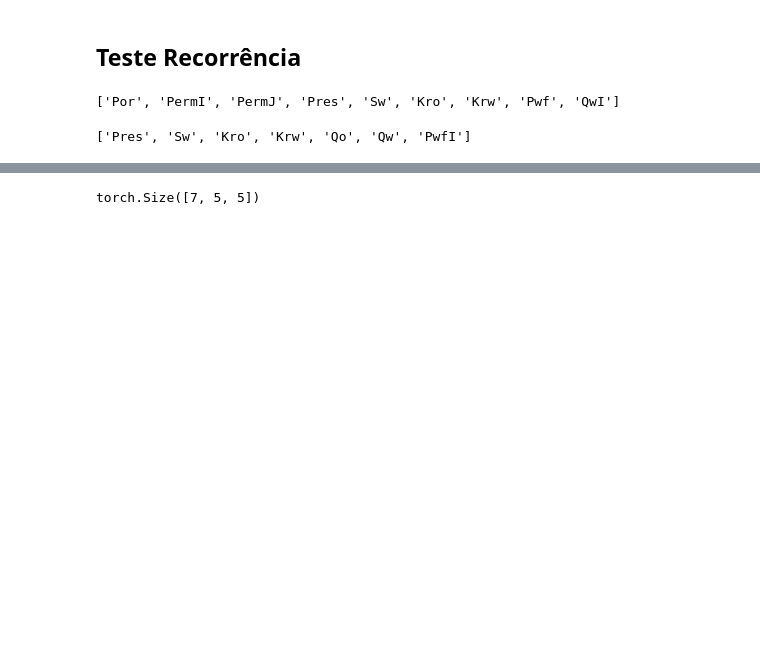
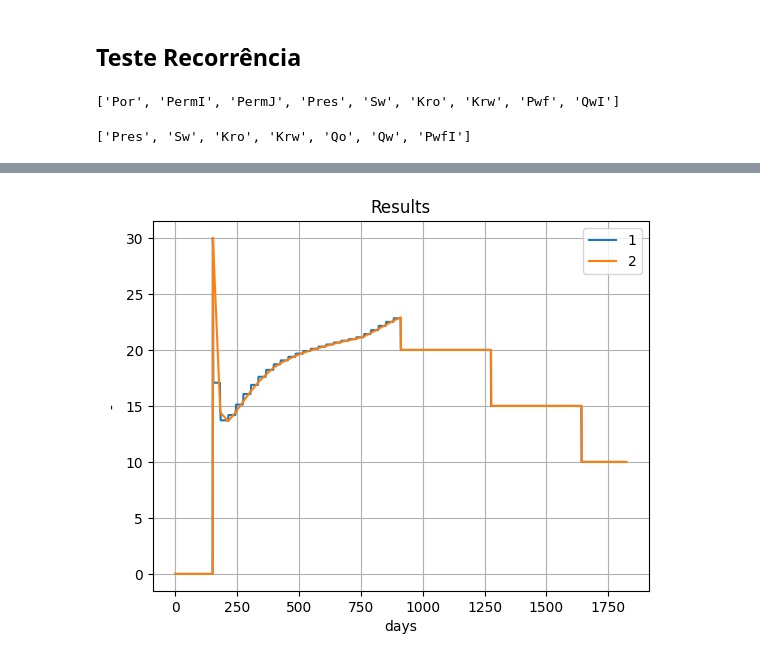
Before and after one commit to TiagoCAAmorim/SimModels, a Jupyter notebook: graph_nn/build_rnn.ipynb, the cells around one changed output, grey strips where cells are left out. Drawn from its saved outputs; the diff is of its cells as text; code cells hidden in the pictures; blank space fills up the shorter version.

```diff
--- a/graph_nn/build_rnn.ipynb
+++ b/graph_nn/build_rnn.ipynb
@@ -400,6 +483,12 @@ Wp_prod = sr3.get_data(
     element_names='P01',
     days=range(1, sim_days))
 
+Qw_prod = sr3.get_data(
+    element_type='well',
+    property_names='QW',
+    element_names='P01',
+    days=range(1, sim_days))
+
 Pwf_inj = sr3.get_data(
     element_type='well',
     property_names='BHP',
@@ -411,6 +500,12 @@ Wp_inj = sr3.get_data(
     property_names='WP',
     element_names='I01',
     days=range(1, sim_days))
+
+Qw_inj = sr3.get_data(
+    element_type='well',
+    property_names='QW',
+    element_names='I01',
+    days=range(1, sim_days))
 # %%
 wells = {'P01':0, 'I01':24}
 sim_data = read_sr3.organize_data(sr3_data[0], wells)
@@ -436,7 +525,3 @@ torch.Size([9, 5, 5])
-# %%
-pred.shape
-# %% [output]
-torch.Size([7, 5, 5])
 # %%
 def value2map(value, position):
     array_ = np.zeros(25)
@@ -475,3 +560,13 @@ def plot_time_series(ts1, ts2=None, label1='1', label2='2'):
         plt.legend()
     plt.grid(True)
     plt.show()
+# %%
+Qwi_nn = []
+Pwf_prod_nn = []
+for i in range(1,sim_days-1):
+    Qwi_nn.append(Wp_inj[i,1]-Wp_inj[i-1,1])
+    Pwf_prod_nn.append((Pwf_prod[i,1]+Pwf_prod[i-1,1])/2)
+# %%
+plot_time_series(Qwi_nn, Qw_inj[:,1])
+# %% [output]
+[figure, added]
```
Also changed, not shown: parts of 20 cells of this notebook, 3 other files.
